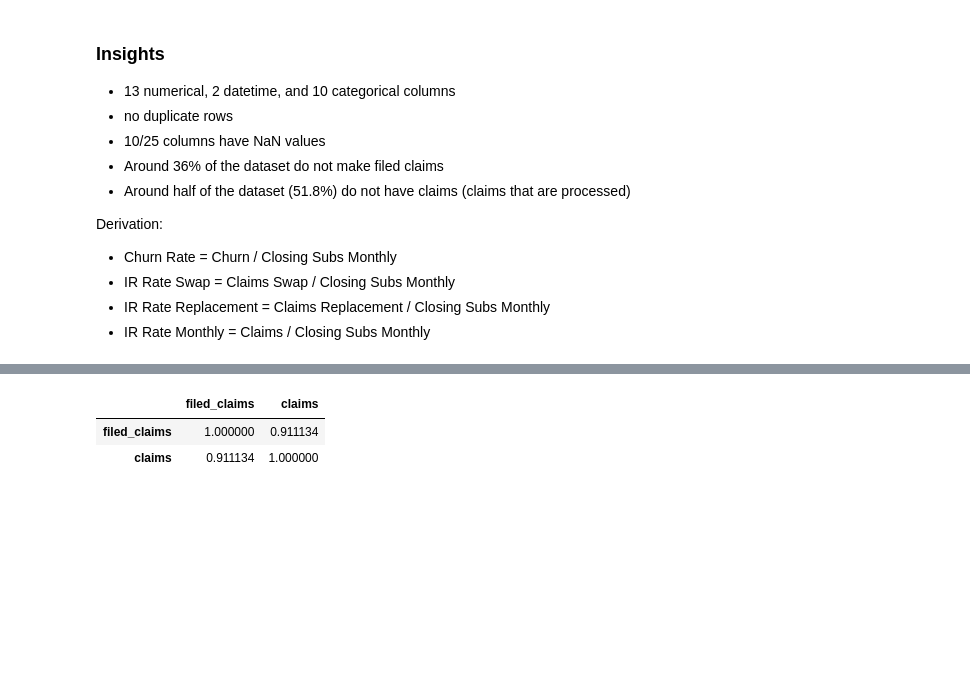
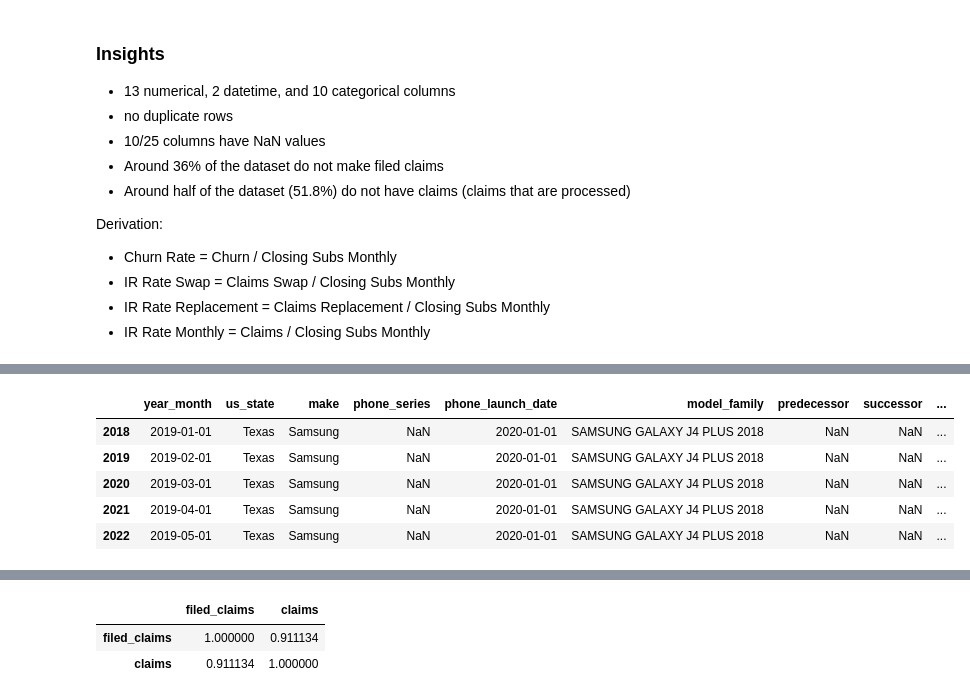
Before and after one commit to ChinSekYi/demand-forcasting-for-phone-devices, a Jupyter notebook: asurion.ipynb, the cells around one changed output, grey strips where cells are left out. Drawn from its saved outputs; the diff is of its cells as text; code cells hidden in the pictures; blank space fills up the shorter version.

Commit message:
Complete data cleaning

```diff
--- a/asurion.ipynb
+++ b/asurion.ipynb
@@ -269,0 +296,13 @@ There is a high correlation between `filed_claims` and `claims`. Hence, we can t
+# %%
+# Impute the 'phone_series' for Oppo phones where it is NaN
+# The logic is to assign the 'phone_series' of the predecessor model to rows with NaN 'phone_series'.
+
+# Specifically:
+# - We check if 'phone_series' is NaN for each row and if the 'make' is 'Oppo'.
+# - If these conditions are met, we find the predecessor model (from the 'predecessor' column) and use its 'phone_series' value to impute the missing value.
+# - This is done by filtering the DataFrame to find the row where the 'model_family' matches the predecessor and then extracting the corresponding 'phone_series' value.
+# - If the conditions are not met, the existing 'phone_series' value is retained.
+
+df['phone_series'] = df.apply(
+    lambda row: df[df['model_family'] == row['predecessor']]['phone_series'] if pd.isna(row['phone_series']) and row['make'] == 'Oppo' else row['phone_series'], axis=1
+)
@@ -269,0 +318,13 @@ There is a high correlation between `filed_claims` and `claims`. Hence, we can t
+# %%
+# To check that Samsung phones with no phone_series do not have any predecessor or sucessor models.
+df[df['model_family'] == 'SAMSUNG GALAXY A10S'].head()
+df[df['model_family'] == 'SAMSUNG GALAXY A10'].head()
+df[df['model_family'] == 'SAMSUNG GALAXY NOTE 9'].head()
+df[df['model_family'] == 'SAMSUNG GALAXY J4 PLUS 2018'].head()
+# %% [output]
+|  | year_month | us_state | make | phone_series | phone_launch_date | model_family | predecessor | successor | ... |
+| 2018 | 2019-01-01 | Texas | Samsung | NaN | 2020-01-01 | SAMSUNG GALAXY J4 PLUS 2018 | NaN | NaN | ... |
+| 2019 | 2019-02-01 | Texas | Samsung | NaN | 2020-01-01 | SAMSUNG GALAXY J4 PLUS 2018 | NaN | NaN | ... |
+| 2020 | 2019-03-01 | Texas | Samsung | NaN | 2020-01-01 | SAMSUNG GALAXY J4 PLUS 2018 | NaN | NaN | ... |
+| 2021 | 2019-04-01 | Texas | Samsung | NaN | 2020-01-01 | SAMSUNG GALAXY J4 PLUS 2018 | NaN | NaN | ... |
+| 2022 | 2019-05-01 | Texas | Samsung | NaN | 2020-01-01 | SAMSUNG GALAXY J4 PLUS 2018 | NaN | NaN | ... |
```
Also changed, not shown: parts of 32 cells of this notebook, 1 other file.
